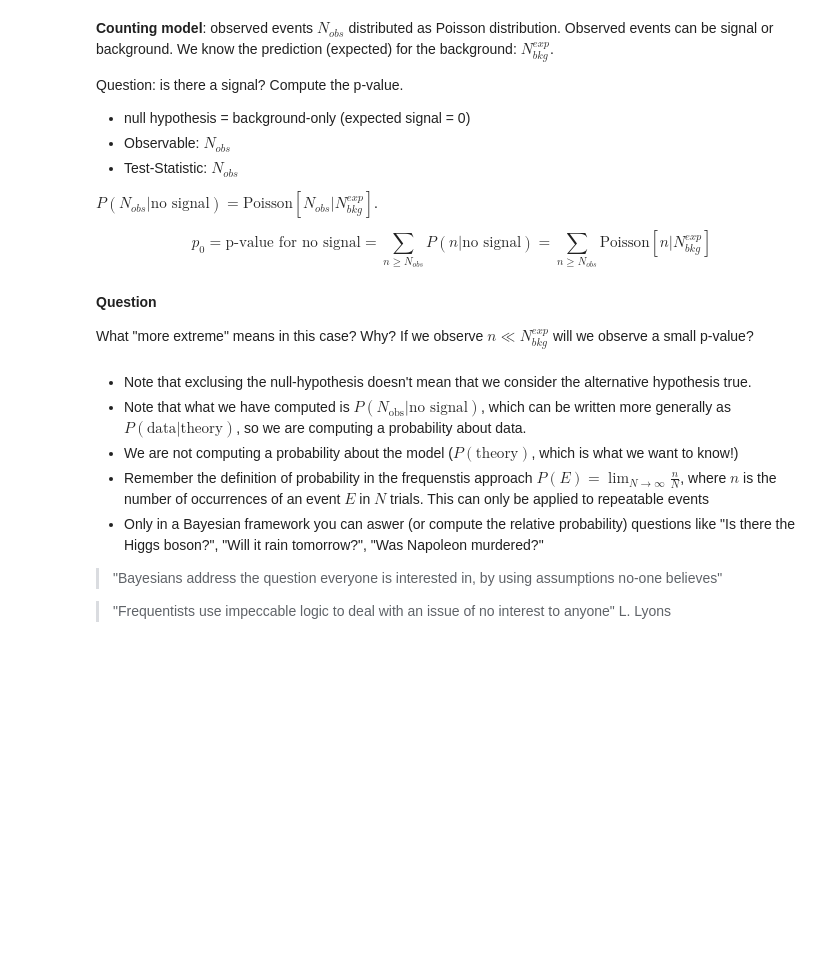
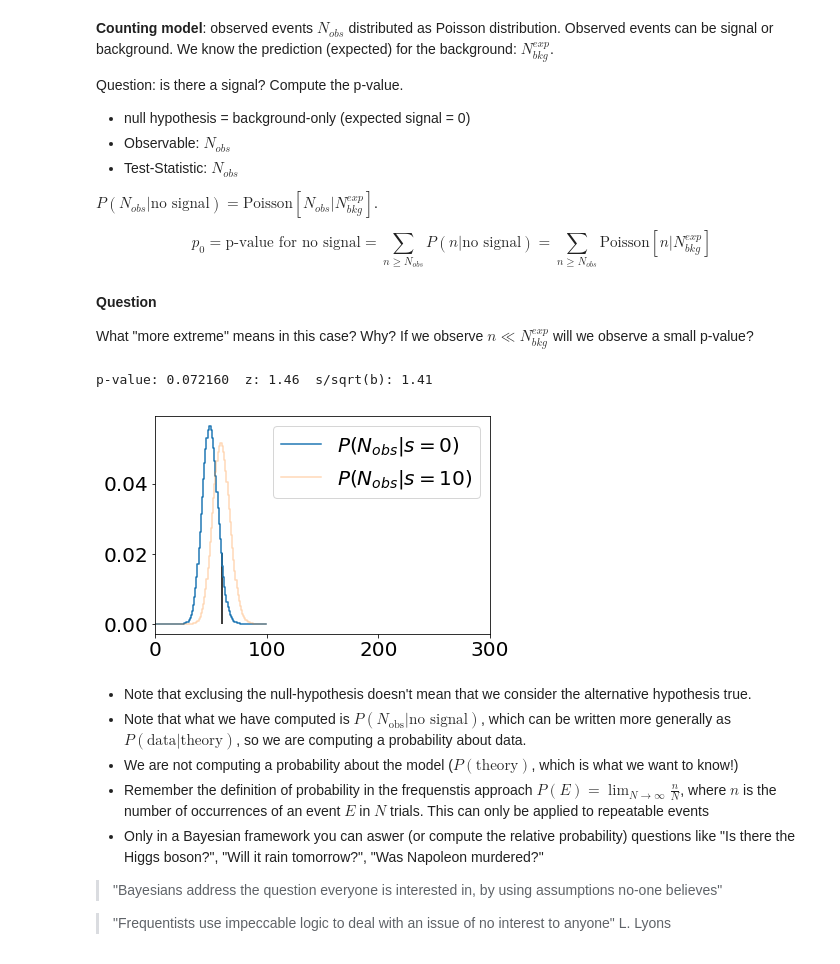
Before and after one commit to wiso/StatisticsLectures, a Jupyter notebook: Lecture1.ipynb, the cells around one changed output. Saved outputs shown, nothing was run; the diff lists cells and outputs as text; code cells hidden in the pictures; blank space fills up the shorter version.

```diff
--- a/Lecture1.ipynb
+++ b/Lecture1.ipynb
@@ -383,6 +388,11 @@ def simple_example_poisson(NBKG_EXP=50, NOBS=60, NSIG_EXP=10):
     plt.show()
 # %%
 interact(simple_example_poisson, NBKG_EXP=50, NOBS=60, NSIG_EXP=10);
+# %%
+simple_example_poisson()  # only this is rendered on github
+# %% [output]
+p-value: 0.072160  z: 1.46  s/sqrt(b): 1.41
+[figure, added]
 # %% [markdown]
 
    * Note that exclusing the null-hypothesis doesn't mean that we consider the alternative hypothesis true.
```
Also changed, not shown: parts of 2 cells of this notebook.
